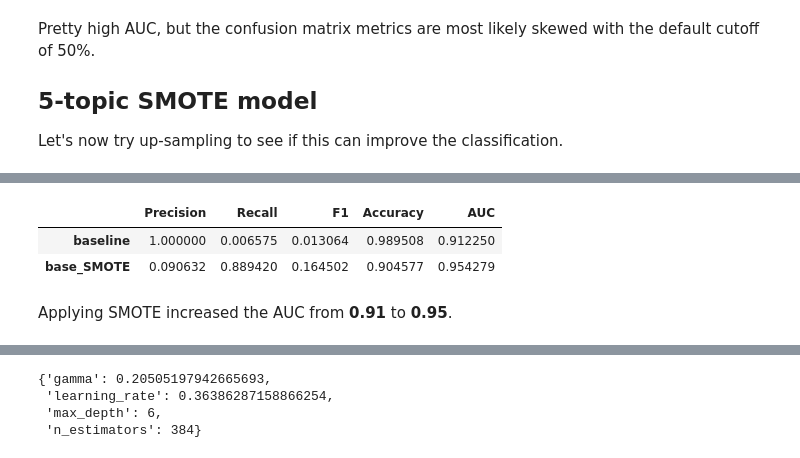
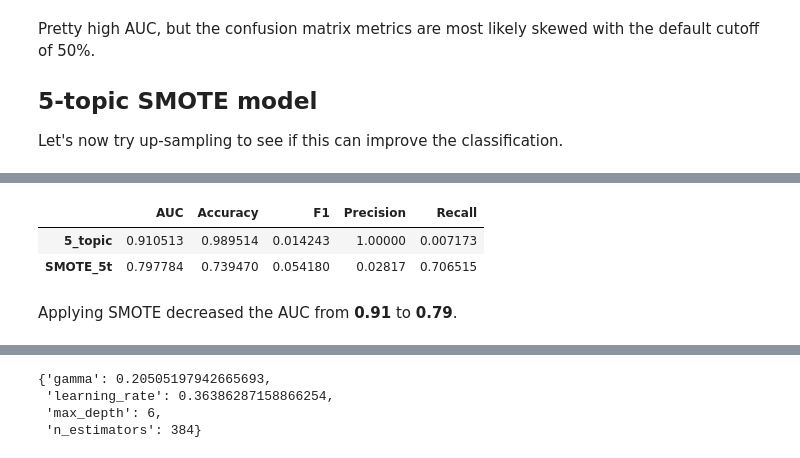
Before and after one commit to jason-sa/amazon_product_trend_classification, a Jupyter notebook: py_files/Amazon_Reviews_Model_Selection.ipynb, the cells around one changed output, grey strips where cells are left out. Cells and saved outputs as stored; diff of their text form; code cells hidden in the pictures.

Commit message:
3 models ran with SMOTE, 5 and 10 topics

```diff
--- a/py_files/Amazon_Reviews_Model_Selection.ipynb
+++ b/py_files/Amazon_Reviews_Model_Selection.ipynb
@@ -191,4 +242,0 @@ save(y_train_SMOTE, 'y_train_baseline_SMOTE.pkl')
-# %%
-# add some logging in the BayesSearchCV
-bayes_cv_parameters['verbose'] = 2
-bayes_cv_parameters['n_jobs'] = -1
@@ -234,7 +243,20 @@ Fitting 5 folds for each of 1 candidates, totalling 5 fits
-# %%
-ar.results = load('results_df.pkl')
-ar.y_scores = load('y_scores.pkl')
-# ar.X_train = load('X_train.pkl')
-# ar.y_train = load('y_train.pkl')
-bayes_search = load('base_SMOTE_search.pkl')
-# X_train_transformed = load('X_train_transformed.pkl')
+# %%
+smote_pipeline = imbPipeline(
+    [
+        ('sm', SMOTE(random_state=ar.RANDOM_STATE, n_jobs=-1)),
+        ('xgb', XGBClassifier(**xgb_parameters))
+    ],
+    memory = '../data/transform_memory/'
+)
+
+xgb_smote_search_params = {
+    'xgb__max_depth': Integer(2, 6),
+    'xgb__learning_rate': Real(0, 0.5),
+    'xgb__n_estimators': Integer(100, 1000),
+    'xgb__gamma': Real(0, 0.5)
+}
+# %%
+bayes_search = BayesSearchCV(smote_pipeline, xgb_smote_search_params, **bayes_cv_parameters)
+
+bayes_search.fit(X_train_transformed, ar.y_train)
+save(bayes_search, 'SMOTE_5t_search.pkl')
@@ -241,9 +296,9 @@ bayes_search = load('base_SMOTE_search.pkl')
 # %%
 y_pred = bayes_search.best_estimator_.predict_proba(X_train_transformed)[:,1]
 # %%
-ar.log_score(ar.y_train, y_pred, 'base_SMOTE')
+ar.log_score(ar.y_train, y_pred, 'SMOTE_5t')
 ar.results
 # %% [output]
-|  | Precision | Recall | F1 | Accuracy | AUC |
-| baseline | 1.000000 | 0.006575 | 0.013064 | 0.989508 | 0.912250 |
-| base_SMOTE | 0.090632 | 0.889420 | 0.164502 | 0.904577 | 0.954279 |
+|  | AUC | Accuracy | F1 | Precision | Recall |
+| 5_topic | 0.910513 | 0.989514 | 0.014243 | 1.00000 | 0.007173 |
+| SMOTE_5t | 0.797784 | 0.739470 | 0.054180 | 0.02817 | 0.706515 |
@@ -256,5 +308,5 @@ save(set(stopwords.words()), 'stop_words.pkl')
 # %% [markdown]
-Applying SMOTE increased the AUC from **0.91** to **0.95**.
+Applying SMOTE decreased the AUC from **0.91** to **0.79**.
 # %%
 ar.y_train = load('y_train.pkl')
 ar.plot_roc_curve();
```
Also changed, not shown: parts of 29 cells of this notebook.
